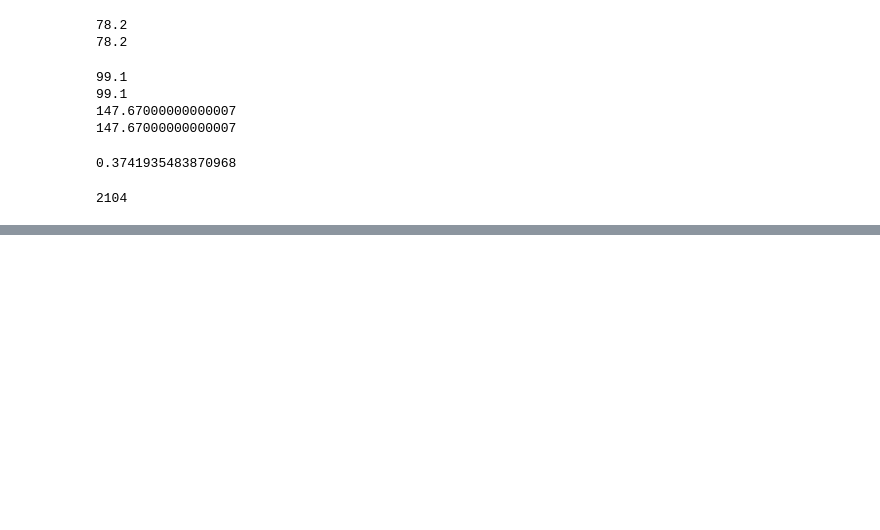
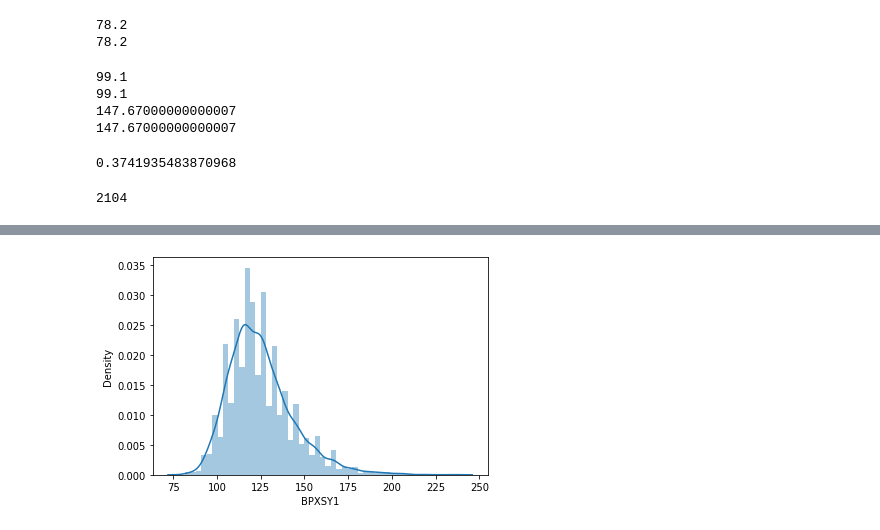
Before and after one commit to arpitsharma27/PythonPractice, a Jupyter notebook: UniversityOf_Michigan_Week2_NHANES_UnivariateAnalyses.ipynb, the cells around one changed output, grey strips where cells are left out. Saved outputs shown, nothing was run; the diff lists cells and outputs as text; code cells hidden in the pictures; blank space fills up the shorter version.

```diff
--- a/UniversityOf_Michigan_Week2_NHANES_UnivariateAnalyses.ipynb
+++ b/UniversityOf_Michigan_Week2_NHANES_UnivariateAnalyses.ipynb
@@ -207,0 +245,5 @@ ValueError: ignored
+# %%
+sns.distplot(df.BPXSY1.dropna())
+plt.show()
+# %% [output]
+[figure, added]
```
Also changed, not shown: parts of 16 cells of this notebook.
